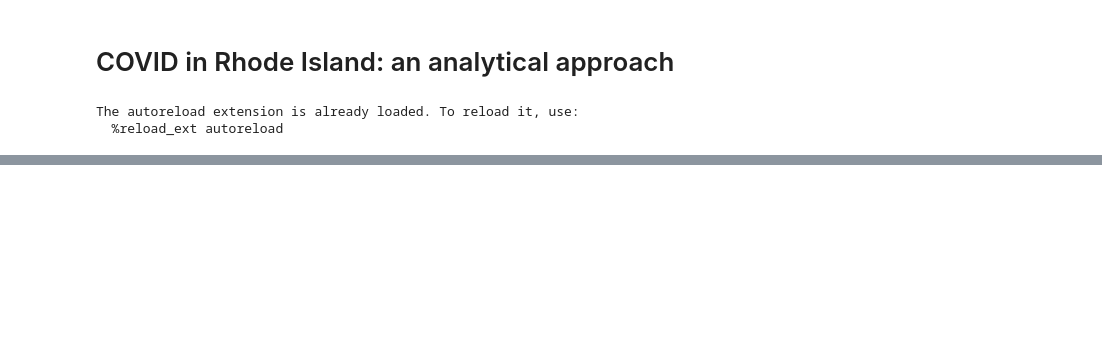
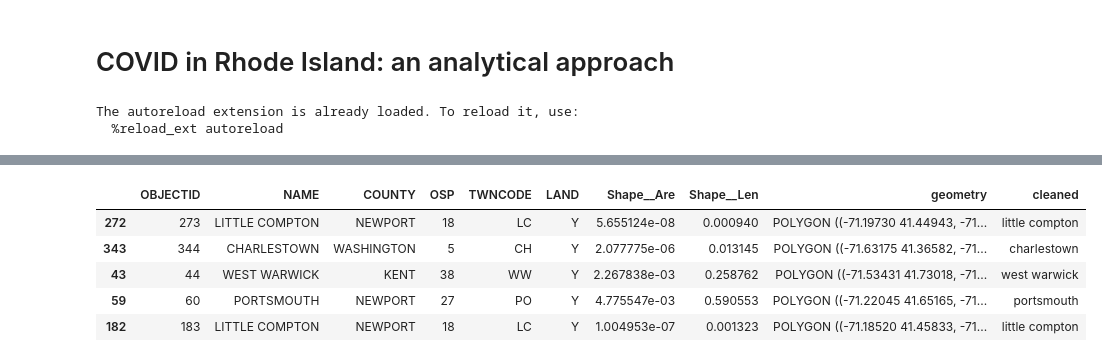
Before and after one commit to zdubash/rhody-covid, a Jupyter notebook: Computational-Essay.ipynb, the cells around one changed output, grey strips where cells are left out. Cells and saved outputs as stored; diff of their text form; code cells hidden in the pictures; blank space fills up the shorter version.

```diff
--- a/Computational-Essay.ipynb
+++ b/Computational-Essay.ipynb
@@ -60,0 +73,17 @@ NameError: name 'Age_Group' is not defined
+# %%
+nb = 'shapefiles/Municipalities__1997_.shp'
+regions = gpd.read_file(nb)
+
+regions['cleaned'] = regions['NAME'].str.lower()
+
+regions.sample(5)
+
+# regions.plot(figsize=(40,20))
+# plt.show()
+# %% [output]
+|  | OBJECTID | NAME | COUNTY | OSP | TWNCODE | LAND | Shape__Are | Shape__Len | geometry | cleaned |
+| 272 | 273 | LITTLE COMPTON | NEWPORT | 18 | LC | Y | 5.655124e-08 | 0.000940 | POLYGON ((-71.19730 41.44943, -71... | little compton |
+| 343 | 344 | CHARLESTOWN | WASHINGTON | 5 | CH | Y | 2.077775e-06 | 0.013145 | POLYGON ((-71.63175 41.36582, -71... | charlestown |
+| 43 | 44 | WEST WARWICK | KENT | 38 | WW | Y | 2.267838e-03 | 0.258762 | POLYGON ((-71.53431 41.73018, -71... | west warwick |
+| 59 | 60 | PORTSMOUTH | NEWPORT | 27 | PO | Y | 4.775547e-03 | 0.590553 | POLYGON ((-71.22045 41.65165, -71... | portsmouth |
+| 182 | 183 | LITTLE COMPTON | NEWPORT | 18 | LC | Y | 1.004953e-07 | 0.001323 | POLYGON ((-71.18520 41.45833, -71... | little compton |
```
Also changed, not shown: parts of 7 cells of this notebook.
